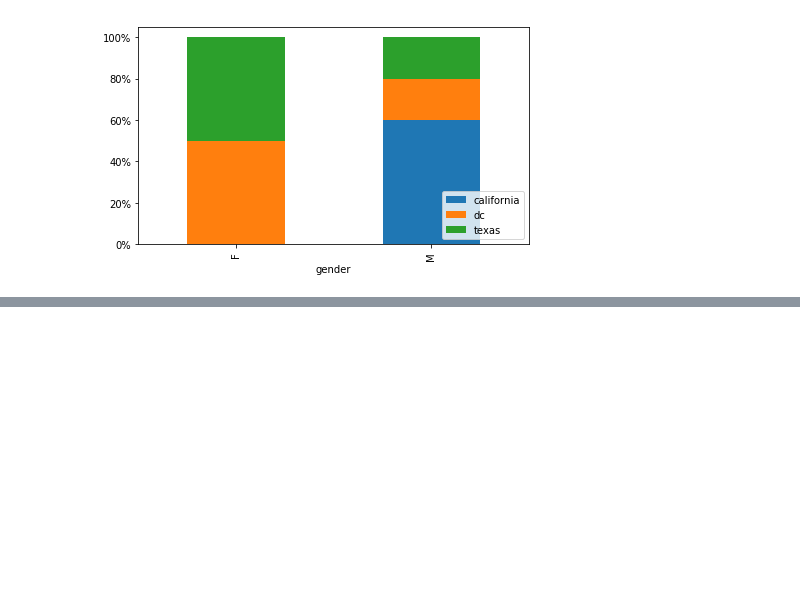
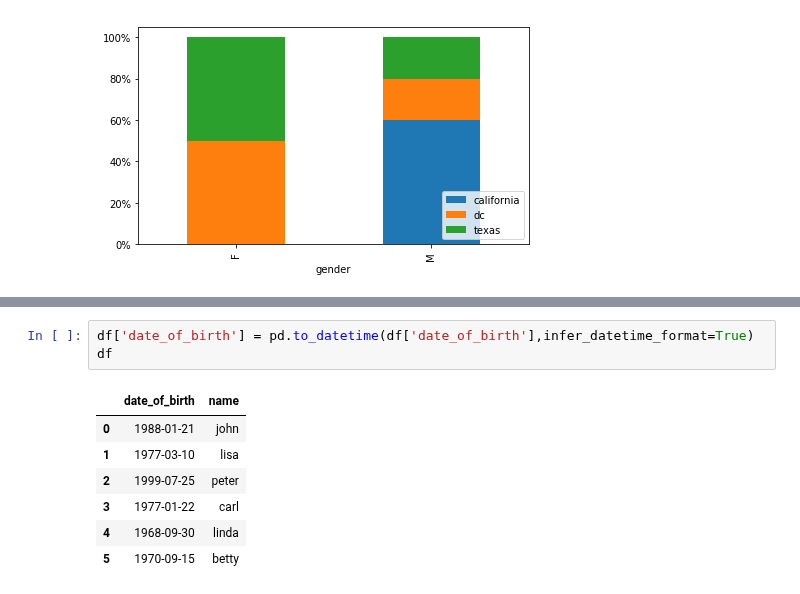
Before and after one commit to queirozfcom/python-sandbox, a Jupyter notebook: python3/notebooks/matplotlib/pandas-plotting-post.ipynb, the cells around one changed output, grey strips where cells are left out. Drawn from its saved outputs; the diff is of its cells as text; blank space fills up the shorter version.

```diff
--- a/python3/notebooks/matplotlib/pandas-plotting-post.ipynb
+++ b/python3/notebooks/matplotlib/pandas-plotting-post.ipynb
@@ -95,0 +117,11 @@ plt.show()
+# %%
+df['date_of_birth'] = pd.to_datetime(df['date_of_birth'],infer_datetime_format=True)
+df
+# %% [output]
+|  | date_of_birth | name |
+| 0 | 1988-01-21 | john |
+| 1 | 1977-03-10 | lisa |
+| 2 | 1999-07-25 | peter |
+| 3 | 1977-01-22 | carl |
+| 4 | 1968-09-30 | linda |
+| 5 | 1970-09-15 | betty |
```
Also changed, not shown: parts of 9 cells of this notebook, 3 other files.
